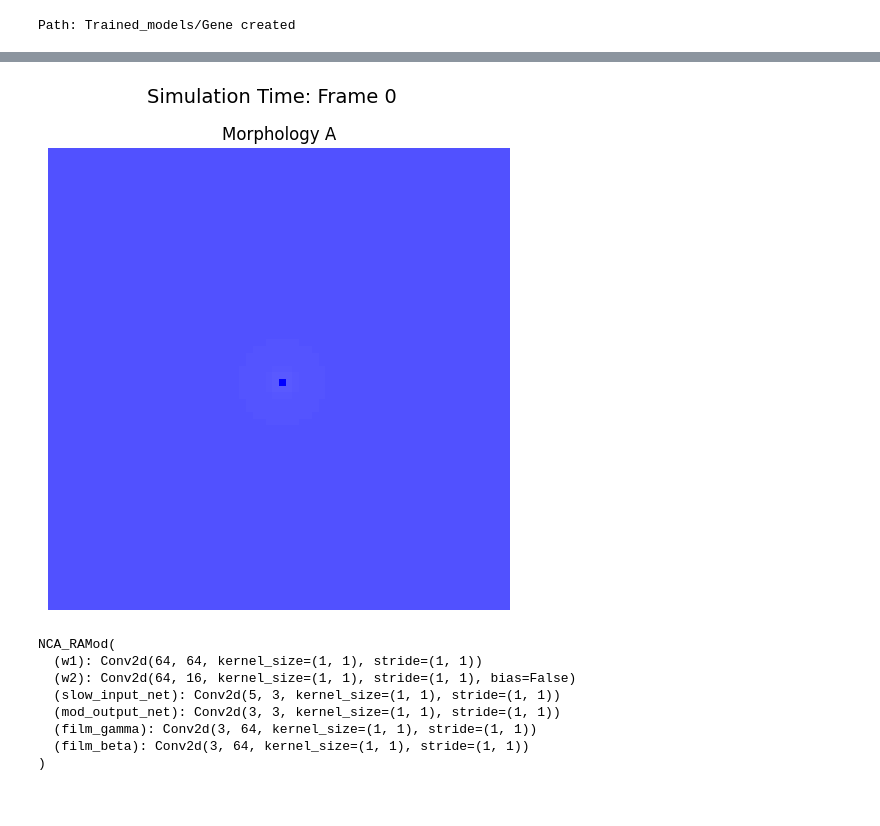
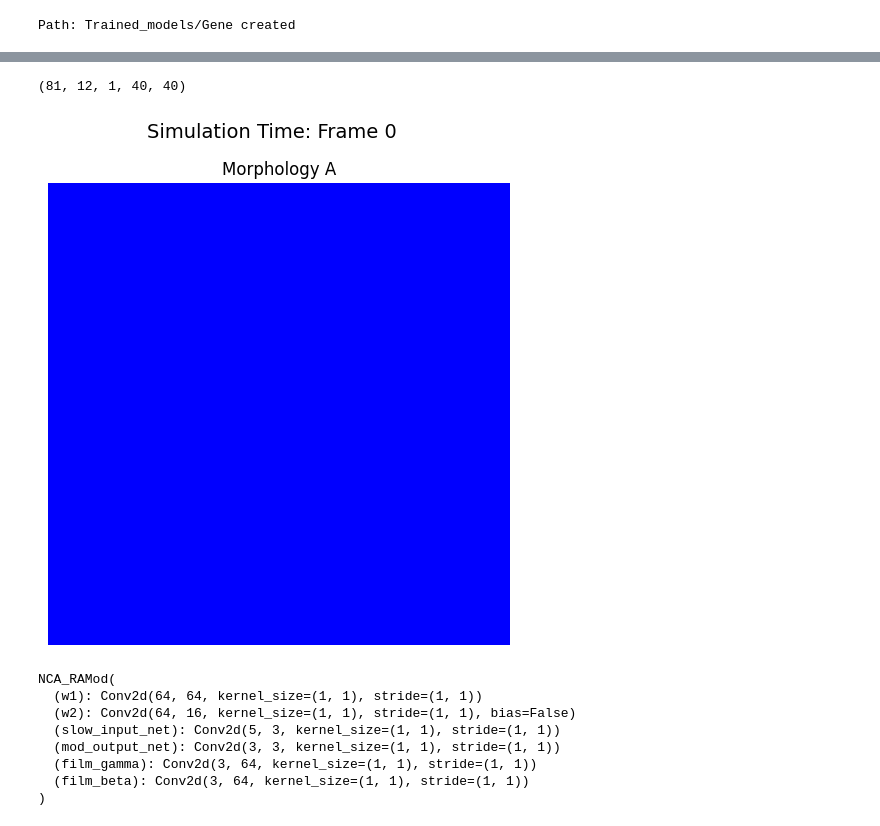
Before and after one commit to lshofsl/Thesis, a Jupyter notebook: NCA_w_RAmod.ipynb, the cells around one changed output, grey strips where cells are left out. Saved outputs shown, nothing was run; the diff lists cells and outputs as text; code cells hidden in the pictures.

```diff
--- a/NCA_w_RAmod.ipynb
+++ b/NCA_w_RAmod.ipynb
@@ -148,7 +148,7 @@ name = folder + "/" +type(nca).__name__
 # %%
 #@title Training { vertical-output: true}
 
-lambda_p = 0.001
+lambda_p = 0.005
 lambda_m = 0.01
 
 alpha_log =  []
@@ -318,31 +318,35 @@ a = np.array(a)
 b = np.array(b)
 d = np.array(d)
 first_hiddens = np.array(first_hiddens)
+# %%
+a.shape
+# %% [output]
+(81, 12, 1, 40, 40)
 # %%
-reshaped_data = a.reshape(81, 12, 1, 70, 70)
+reshaped_data = d.reshape(81, 12, 1, 40, 40)
 
 grid_data = reshaped_data[:, 0, 0, :, :]
 
 fig, ax = plt.subplots(figsize=(6, 6))
 morphology_name = "Morphology A"
 
 im = ax.imshow(grid_data[0], cmap='bwr', vmin=grid_data.min(), vmax=grid_data.max())
 ax.set_title(morphology_name)
 ax.axis('off')
 
 
 def update(t_idx):
     actual_frame = log_iters[t_idx]
     fig.suptitle(f"Simulation Time: Frame {actual_frame}", fontsize=14)
 
     im.set_array(grid_data[t_idx])
     return [im]
 
 ani = animation.FuncAnimation(fig, update, frames=len(log_iters), interval=100, blit=False)
 
-ani.save('morphology_a_single.gif', writer='pillow', fps=10)
+ani.save('morphology_d_single.gif', writer='pillow', fps=10)
 # %% [output]
-[figure, old version]
+[figure, new version]
 # %%
 del nca
 del optim
```
Also changed, not shown: parts of 8 cells of this notebook.
